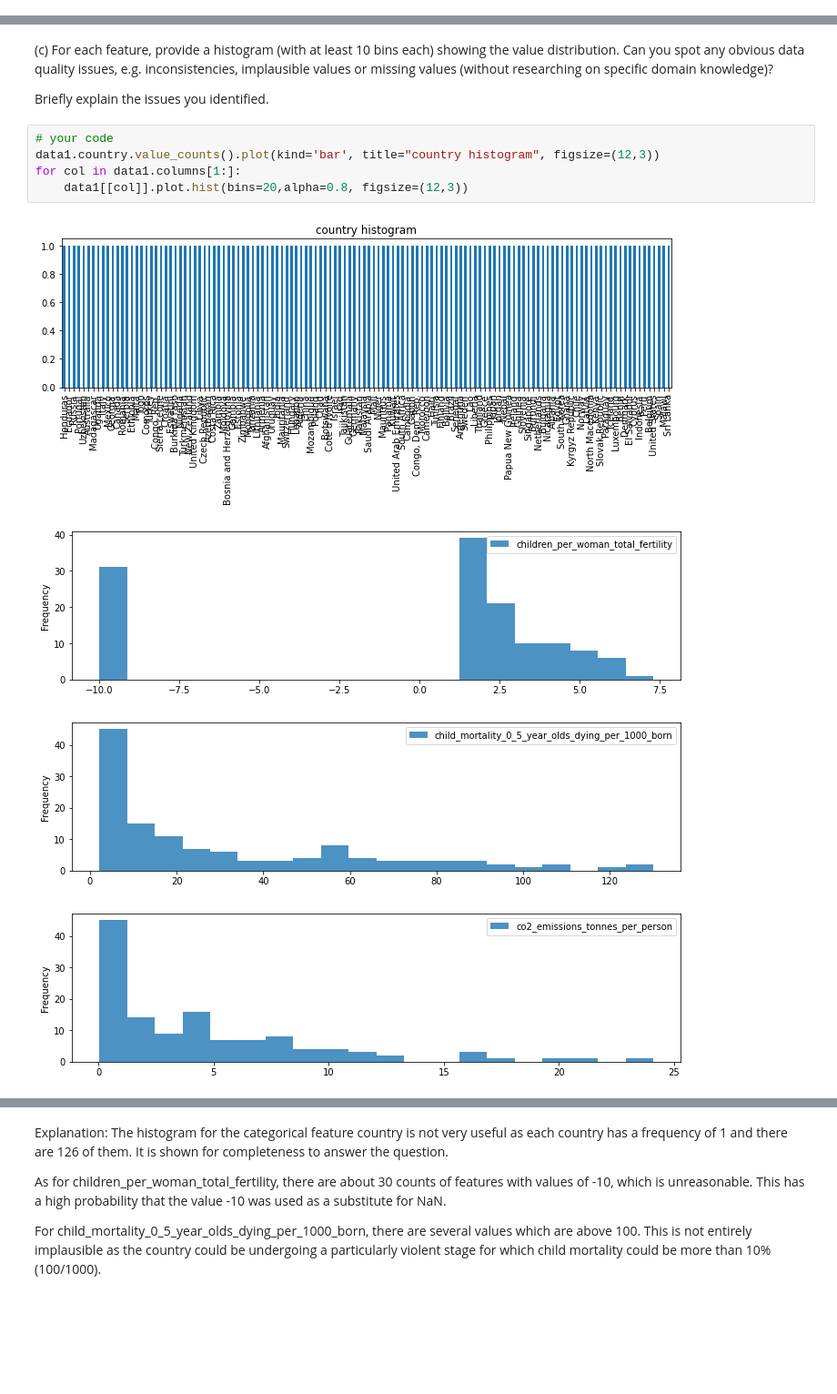
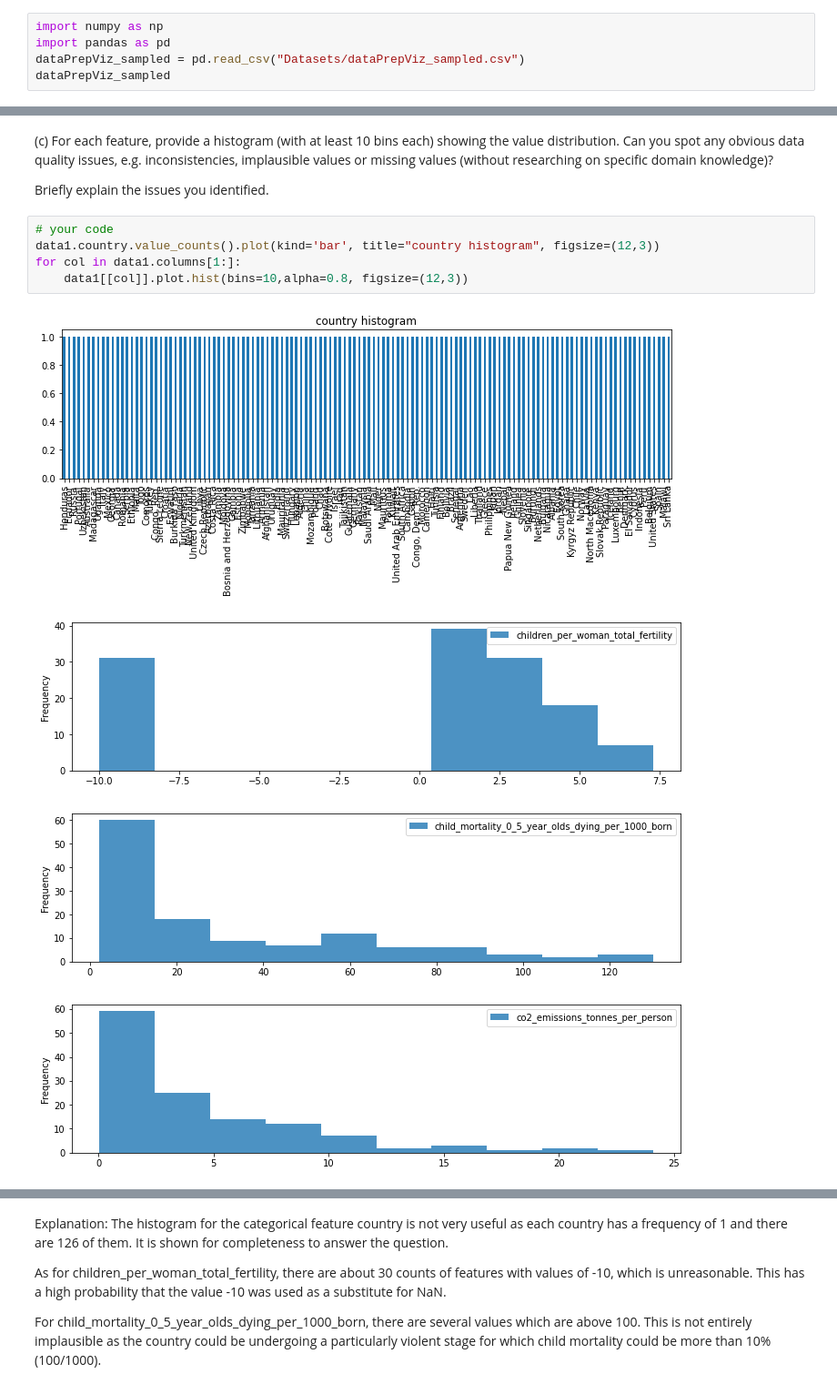
Before and after one commit to JohnGim/ids, a Jupyter notebook: a2/IDS_Assignment_2.ipynb, the cells around one changed output, grey strips where cells are left out. Shown: that part at 91% size. Drawn from its saved outputs; the diff is of its cells as text; blank space fills up the shorter version.

```diff
--- a/a2/IDS_Assignment_2.ipynb
+++ b/a2/IDS_Assignment_2.ipynb
@@ -67,0 +52,5 @@ dataPrepViz_sampled
+# %%
+import numpy as np
+import pandas as pd
+dataPrepViz_sampled = pd.read_csv("Datasets/dataPrepViz_sampled.csv")
+dataPrepViz_sampled
@@ -138,10 +141,10 @@ Briefly explain the issues you identified.
 # %%
 # your code
 data1.country.value_counts().plot(kind='bar', title="country histogram", figsize=(12,3))
 for col in data1.columns[1:]:
-    data1[[col]].plot.hist(bins=20,alpha=0.8, figsize=(12,3))
+    data1[[col]].plot.hist(bins=10,alpha=0.8, figsize=(12,3))
 # %% [output]
 [figure]
-[figure, old version]
+[figure, new version]
-[figure, old version]
+[figure, new version]
-[figure, old version]
+[figure, new version]
```
Also changed, not shown: parts of 9 cells of this notebook.
